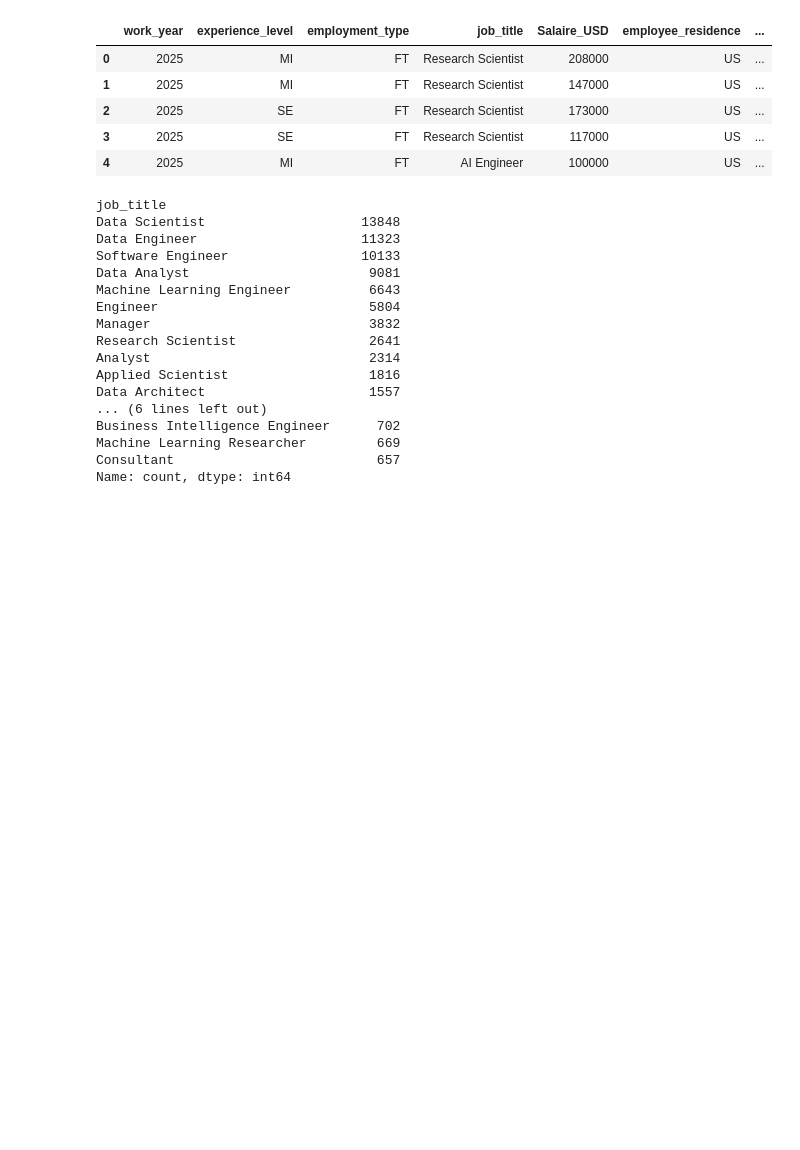
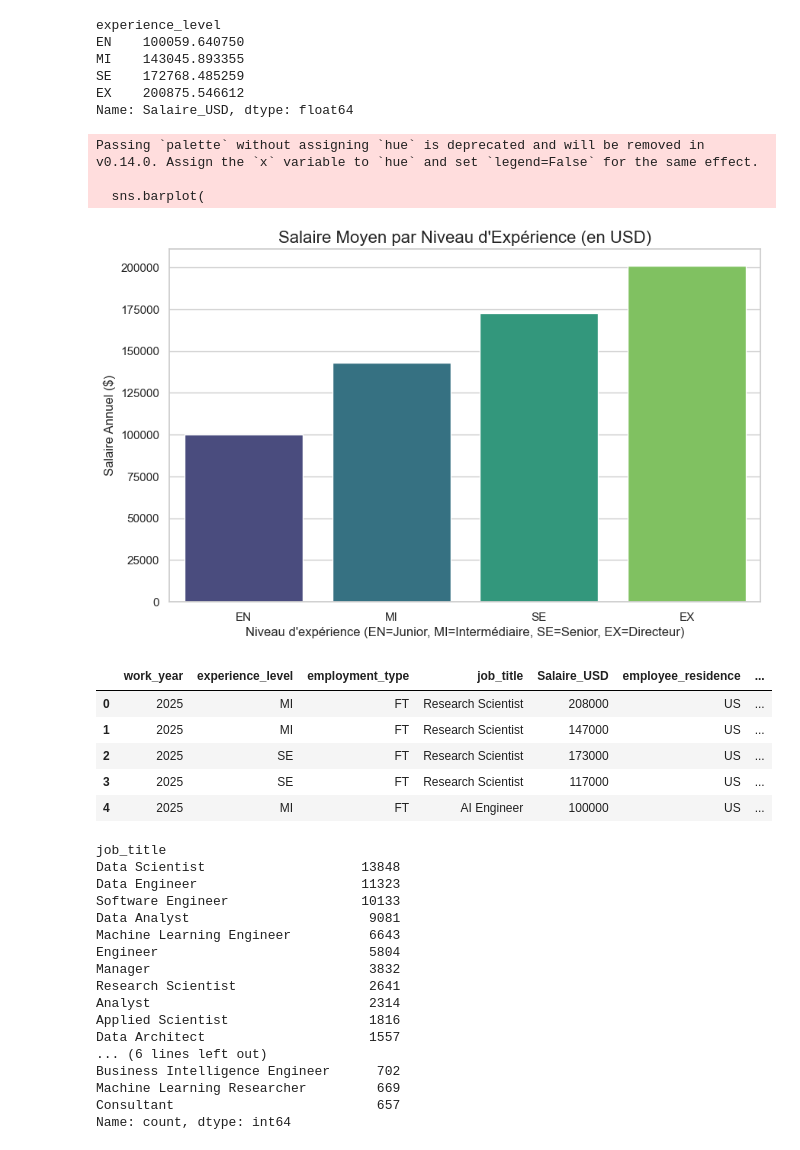
Before and after one commit to AdamFehmoun/Portfolio-data, a Jupyter notebook: Projet_Salaires.ipynb, the cells around one changed output. Drawn from its saved outputs; the diff is of its cells as text; code cells hidden in the pictures; blank space fills up the shorter version.

```diff
--- a/Projet_Salaires.ipynb
+++ b/Projet_Salaires.ipynb
@@ -1,2 +60,47 @@
+# %%
+# Calcul de la moyenne exacte par niveau
+salaire_moyen = df_clean.groupby('experience_level')['Salaire_USD'].mean().sort_values()
+
+print(salaire_moyen)
+# %% [output]
+experience_level
+EN    100059.640750
+MI    143045.893355
+SE    172768.485259
+EX    200875.546612
+Name: Salaire_USD, dtype: float64
+# %%
+import matplotlib.pyplot as plt
+import seaborn as sns
+
+# 1. Configuration du style (pour que ce soit joli)
+sns.set_theme(style="whitegrid")
+plt.figure(figsize=(10, 6))
+
+# 2. Le calcul : Salaire moyen par niveau d'expérience
+# On trie l'ordre logiquement : Entry -> Mid -> Senior -> Executive
+ordre_experience = ['EN', 'MI', 'SE', 'EX']
+
+# 3. Le graphique (Barplot)
+sns.barplot(
+    data=df_clean,
+    x='experience_level',
+    y='Salaire_USD',
+    order=ordre_experience,
+    estimator='mean', # On affiche la MOYENNE
+    errorbar=None,     # On enlève les petites barres d'erreur pour que ce soit propre
+    palette="viridis" # Une couleur moderne
+)
+
+# 4. Les titres
+plt.title("Salaire Moyen par Niveau d'Expérience (en USD)", fontsize=16)
+plt.xlabel("Niveau d'expérience (EN=Junior, MI=Intermédiaire, SE=Senior, EX=Directeur)")
+plt.ylabel("Salaire Annuel ($)")
+plt.show()
+# %% [output]
+Passing `palette` without assigning `hue` is deprecated and will be removed in v0.14.0. Assign the `x` variable to `hue` and set `legend=False` for the same effect.
+
+  sns.barplot(
+[figure, added]
 # %%
 # On sélectionne uniquement les colonnes stratégiques
```
Also changed, not shown: parts of 5 cells of this notebook.
